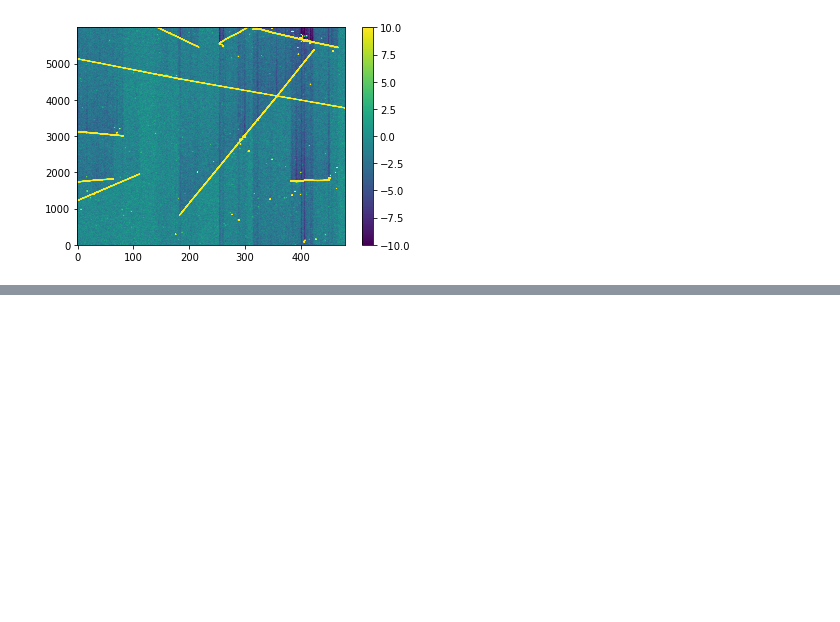
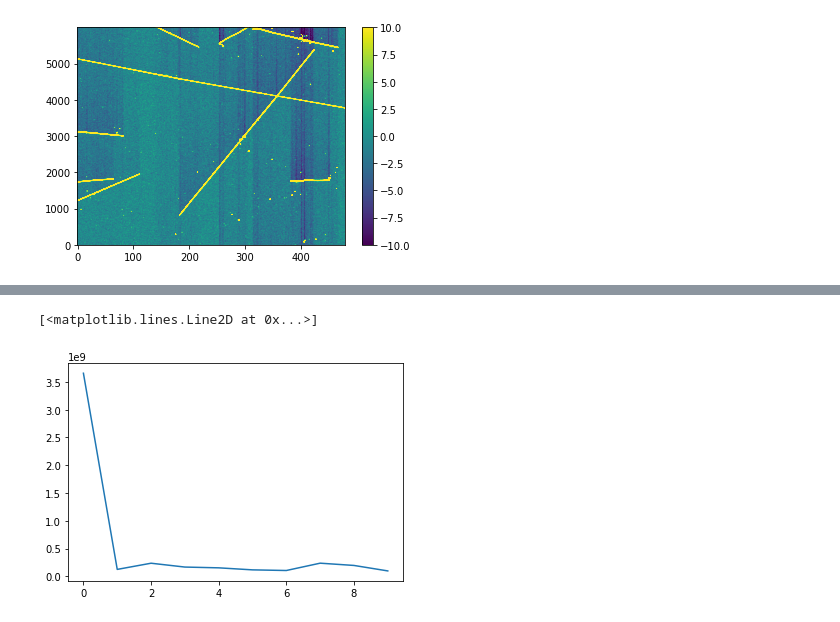
Before and after one commit to calcuttj/pyre-cell, a Jupyter notebook: Response.ipynb, the cells around one changed output, grey strips where cells are left out. Saved outputs shown, nothing was run; the diff lists cells and outputs as text; code cells hidden in the pictures; blank space fills up the shorter version.

```diff
--- a/Response.ipynb
+++ b/Response.ipynb
@@ -145,0 +165,7 @@ filter_vals = np.exp(-.5*(filter_vals/np.sqrt(np.pi))**2)
+# %%
+wire_wf = responsed.T[3000,:]
+# %%
+plt.plot(torch.sqrt(wire_wf.real**2 + wire_wf.imag**2)[:10])
+# %% [output]
+[<matplotlib.lines.Line2D at 0x...>]
+[figure, added]
```
Also changed, not shown: parts of 37 cells of this notebook, 1 other file.
